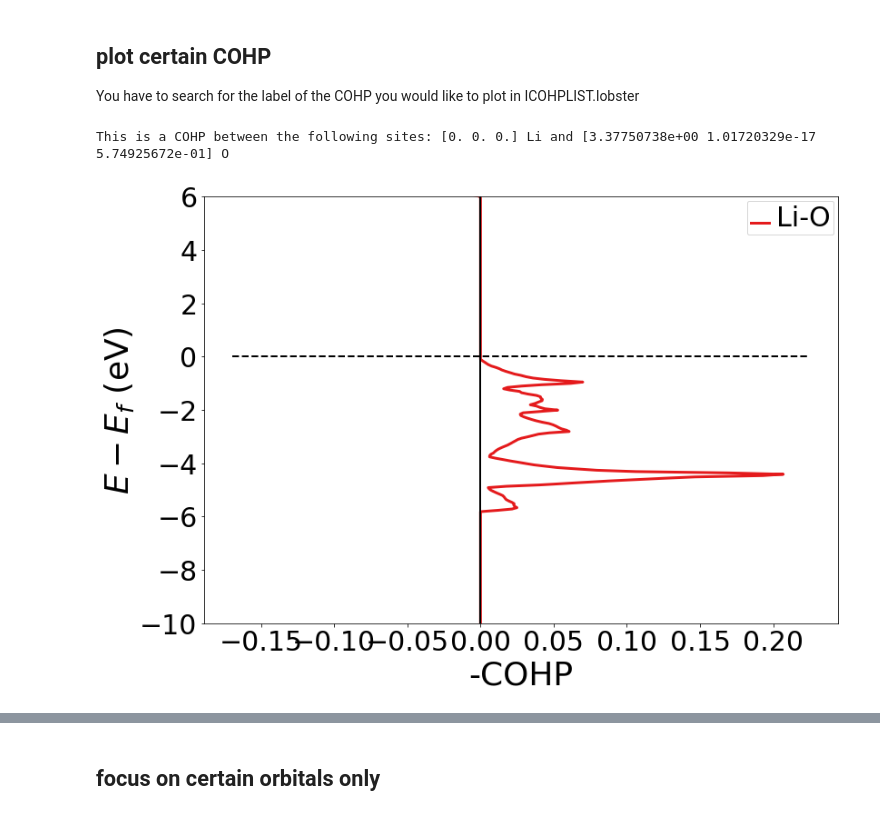
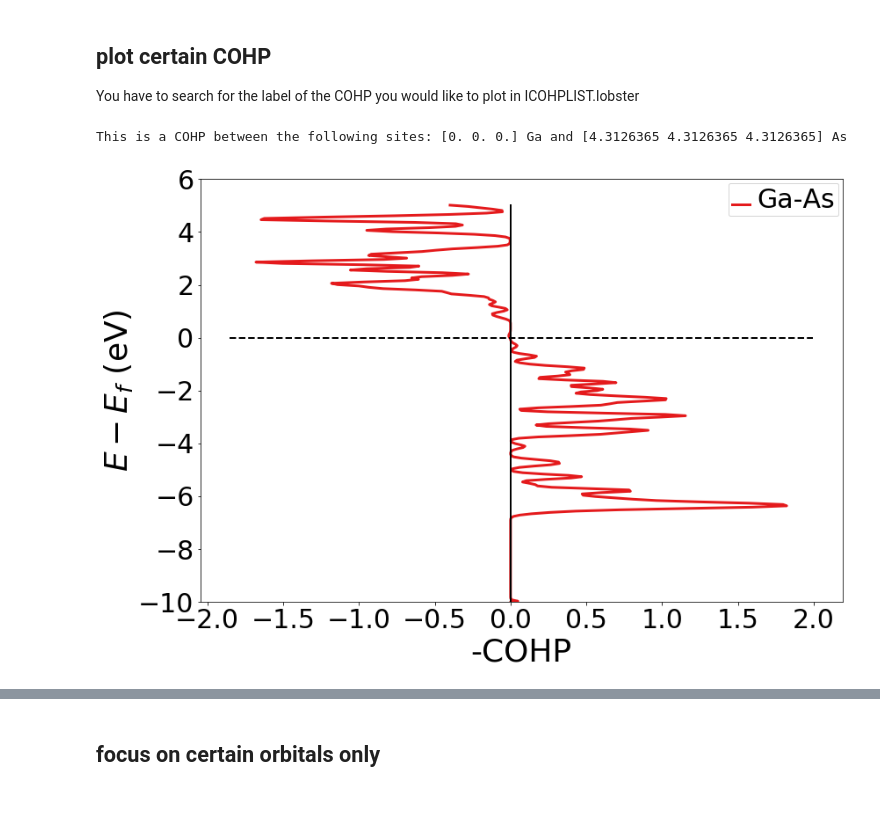
Before and after one commit to materialsvirtuallab/matgenb, a Jupyter notebook: notebooks/2019-01-11-How to plot and evaluate output files from Lobster.ipynb, the cells around one changed output, grey strips where cells are left out. Cells and saved outputs as stored; diff of their text form; code cells hidden in the pictures.

```diff
--- a/notebooks/2019-01-11-How to plot and evaluate output files from Lobster.ipynb
+++ b/notebooks/2019-01-11-How to plot and evaluate output files from Lobster.ipynb
@@ -18,8 +18,8 @@ from pymatgen.electronic_structure.cohp import  CompleteCohp
 # %% [markdown]
 ## get a completecohp object to simplify the plotting
 # %%
-COHPCAR_path = "lobster_data/COHPCAR.lobster"
-POSCAR_path = "lobster_data/POSCAR"
+COHPCAR_path = "lobster_data/GaAs/COHPCAR.lobster"
+POSCAR_path = "lobster_data/GaAs/POSCAR"
 
 completecohp=CompleteCohp.from_file(fmt="LOBSTER",filename=COHPCAR_path,structure_file=POSCAR_path)
 # %% [markdown]
@@ -27,20 +27,20 @@ completecohp=CompleteCohp.from_file(fmt="LOBSTER",filename=COHPCAR_path,structur
 You have to search for the label of the COHP you would like to plot in ICOHPLIST.lobster
 # %%
 #search for the number of the COHP you would like to plot in ICOHPLIST.lobster (the numbers in COHPCAR.lobster are different!)
-label="13"
+label="16"
 cp=CohpPlotter()
 #get a nicer plot label
 plotlabel=str(completecohp.bonds[label]['sites'][0].species_string)+'-'+str(completecohp.bonds[label]['sites'][1].species_string)
 
 cp.add_cohp(plotlabel,completecohp.get_cohp_by_label(label=label))
 #check which COHP you are plotting
 
 print("This is a COHP between the following sites: "+str(completecohp.bonds[label]['sites'][0])+' and '+ str(completecohp.bonds[label]['sites'][1]))
 
 x = cp.get_plot(integrated=False)
 x.ylim([-10, 6])
 
 x.show()
 # %% [output]
-This is a COHP between the following sites: [0. 0. 0.] Li and [3.37750738e+00 1.01720329e-17 5.74925672e-01] O
+This is a COHP between the following sites: [0. 0. 0.] Ga and [4.3126365 4.3126365 4.3126365] As
-[figure, old version]
+[figure, new version]
```
Also changed, not shown: parts of 40 cells of this notebook, 36 other files.
